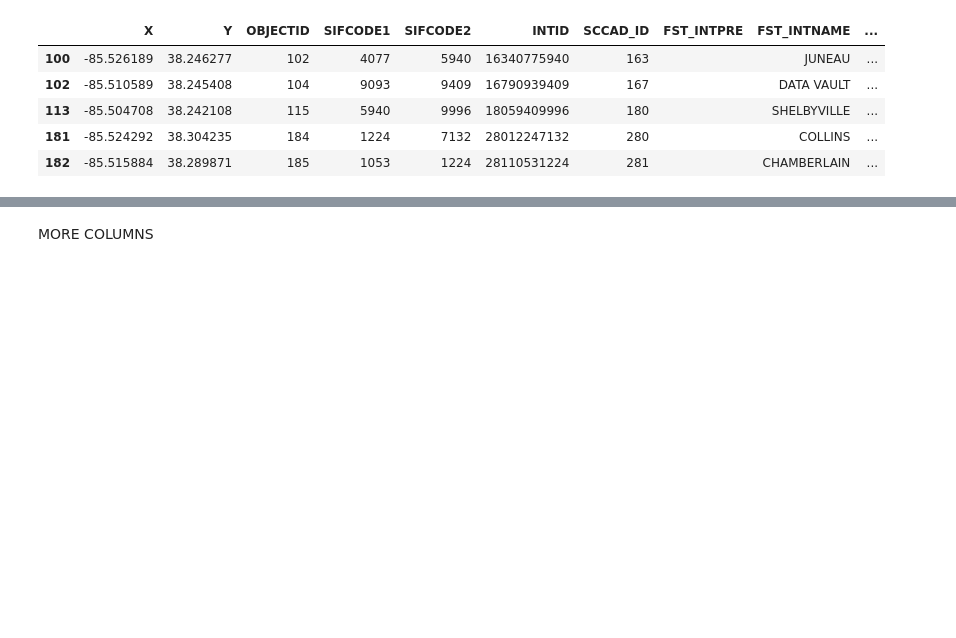
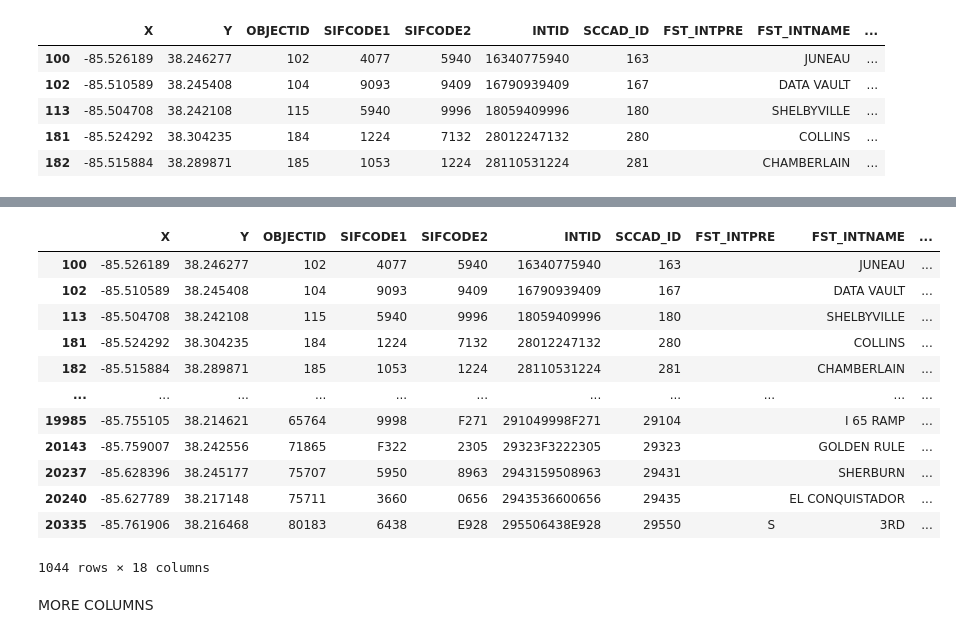
Before and after one commit to benjamming/no_traffic_lights, a Jupyter notebook: code/intersections/01_discovery_INTXN.ipynb, the cells around one changed output, grey strips where cells are left out. Cells and saved outputs as stored; diff of their text form; code cells hidden in the pictures; blank space fills up the shorter version.

```diff
--- a/code/intersections/01_discovery_INTXN.ipynb
+++ b/code/intersections/01_discovery_INTXN.ipynb
@@ -140,3 +159,19 @@ False
+# %%
+sig_selection.index
+# %% [output]
+|  | X | Y | OBJECTID | SIFCODE1 | SIFCODE2 | INTID | SCCAD_ID | FST_INTPRE | FST_INTNAME | ... |
+| 100 | -85.526189 | 38.246277 | 102 | 4077 | 5940 | 16340775940 | 163 |  | JUNEAU | ... |
+| 102 | -85.510589 | 38.245408 | 104 | 9093 | 9409 | 16790939409 | 167 |  | DATA VAULT | ... |
+| 113 | -85.504708 | 38.242108 | 115 | 5940 | 9996 | 18059409996 | 180 |  | SHELBYVILLE | ... |
+| 181 | -85.524292 | 38.304235 | 184 | 1224 | 7132 | 28012247132 | 280 |  | COLLINS | ... |
+| 182 | -85.515884 | 38.289871 | 185 | 1053 | 1224 | 28110531224 | 281 |  | CHAMBERLAIN | ... |
+| ... | ... | ... | ... | ... | ... | ... | ... | ... | ... | ... |
+| 19985 | -85.755105 | 38.214621 | 65764 | 9998 | F271 | 291049998F271 | 29104 |  | I 65 RAMP | ... |
+| 20143 | -85.759007 | 38.242556 | 71865 | F322 | 2305 | 29323F3222305 | 29323 |  | GOLDEN RULE | ... |
+| 20237 | -85.628396 | 38.245177 | 75707 | 5950 | 8963 | 2943159508963 | 29431 |  | SHERBURN | ... |
+| 20240 | -85.627789 | 38.217148 | 75711 | 3660 | 0656 | 2943536600656 | 29435 |  | EL CONQUISTADOR | ... |
+| 20335 | -85.761906 | 38.216468 | 80183 | 6438 | E928 | 295506438E928 | 29550 | S | 3RD | ... |
+1044 rows × 18 columns
 # %% [markdown]
 MORE COLUMNS
 # %%
```
Also changed, not shown: parts of 5 cells of this notebook, 1 other file.
